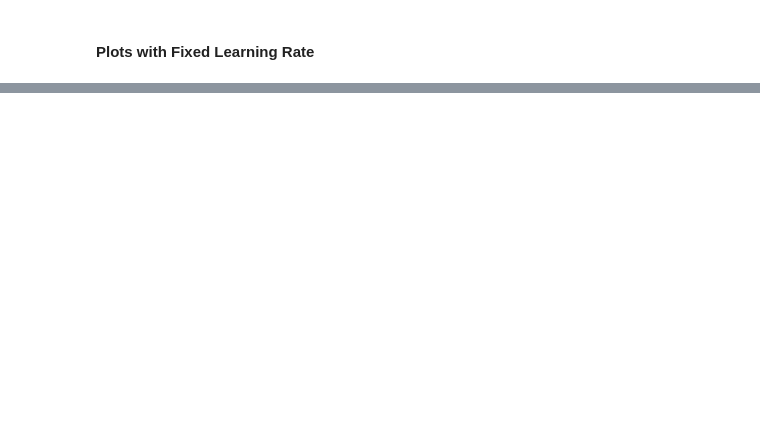
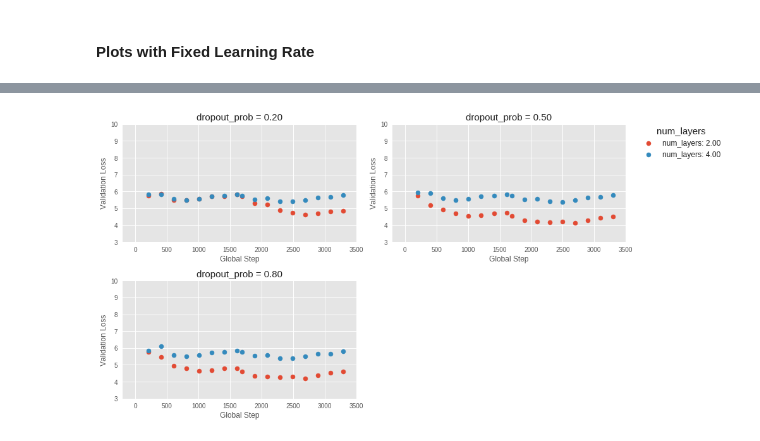
Before and after one commit to mckinziebrandon/DeepChatModels, a Jupyter notebook: notebooks/Analysis.ipynb, the cells around one changed output, grey strips where cells are left out. Drawn from its saved outputs; the diff is of its cells as text; code cells hidden in the pictures; blank space fills up the shorter version.

```diff
--- a/notebooks/Analysis.ipynb
+++ b/notebooks/Analysis.ipynb
@@ -168,0 +147,4 @@ plt.show()
+# %%
+path = BASE + 'cornell.csv'
+df = pd.read_csv(path, index_col=0)
+df.head()
@@ -168,0 +158,5 @@ plt.show()
+# %%
+dropout_probs = set(df['dropout_prob'])
+num_layers = set(df['num_layers'])
+print(dropout_probs)
+print(num_layers)
@@ -168,0 +172,4 @@ plt.show()
+# %%
+inception_split(df, "dropout_prob", dropout_probs, "num_layers", num_layers)
+# %% [output]
+[figure, added]
```
Also changed, not shown: parts of 16 cells of this notebook, 5 other files.
